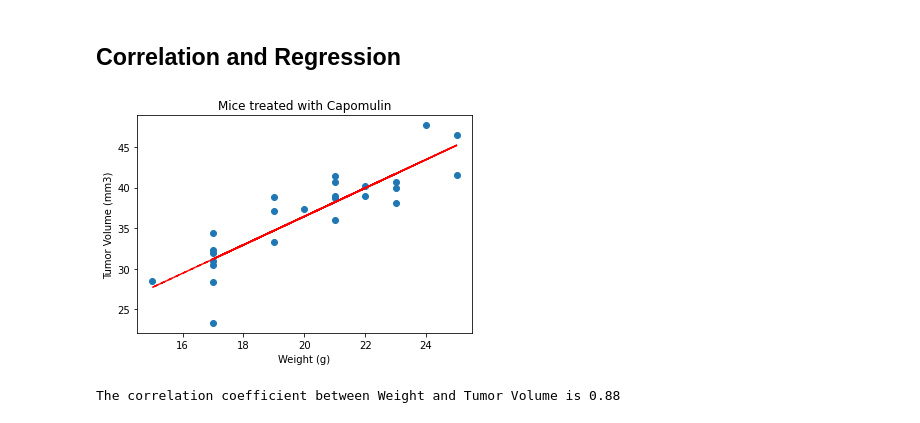
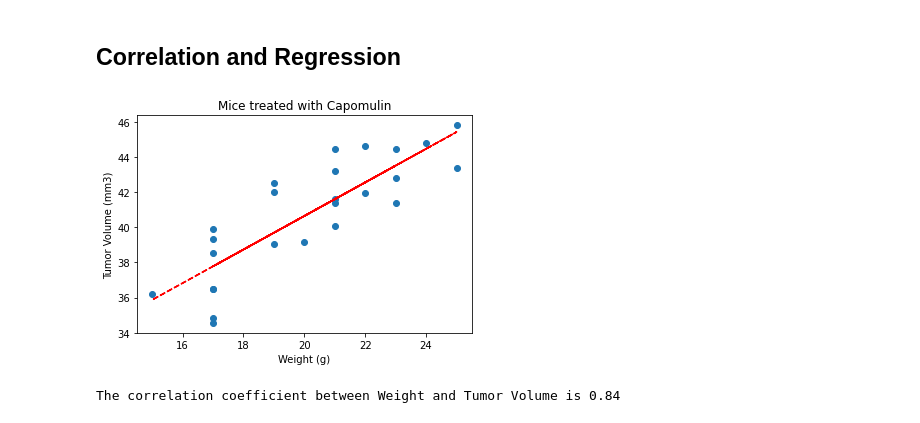
Before and after one commit to RiverJAM/Matplotlib-Challenge, a Jupyter notebook: Pymaceuticals/pymaceuticals_starter.ipynb, the cells around one changed output. Drawn from its saved outputs; the diff is of its cells as text; code cells hidden in the pictures.

```diff
--- a/Pymaceuticals/pymaceuticals_starter.ipynb
+++ b/Pymaceuticals/pymaceuticals_starter.ipynb
@@ -421,20 +443,25 @@ plt.show()
 # %%
 # Calculate the correlation coefficient and linear regression model
 # for mouse weight and average tumor volume for the Capomulin regimen
-x_values = Capo_data['Weight (g)']
-y_values = Capo_data['Vol']
+Capomulin_data = drug_data.loc[(drug_data["Drug Regimen"] == "Capomulin")]
+
+Cap = Capomulin_data.groupby("Mouse ID").mean()
+
+
+x_values = Cap['Weight (g)']
+y_values = Cap['Vol']
 (slope, intercept, rvalue, pvalue, stderr) = st.linregress(x_values, y_values)
 regress_values = x_values * slope + intercept
 line_eq = "y = " + str(round(slope,2)) + "x + " + str(round(intercept,2))
 
 plt.scatter(x_values,y_values)
 plt.plot(x_values,regress_values,"--",color='r')
 plt.title("Mice treated with Capomulin")
 plt.xlabel('Weight (g)')
 plt.ylabel('Tumor Volume (mm3)')
 plt.show()
 
-print(f"The correlation coefficient between Weight and Tumor Volume is {round(st.pearsonr(Capo_data['Weight (g)'],Capo_data['Vol'])[0],2)}")
+print(f"The correlation coefficient between Weight and Tumor Volume is {round(st.pearsonr(x_values,y_values)[0],2)}")
 # %% [output]
-[figure, old version]
+[figure, new version]
-The correlation coefficient between Weight and Tumor Volume is 0.88
+The correlation coefficient between Weight and Tumor Volume is 0.84
```
Also changed, not shown: parts of 9 cells of this notebook, 1 other file.
